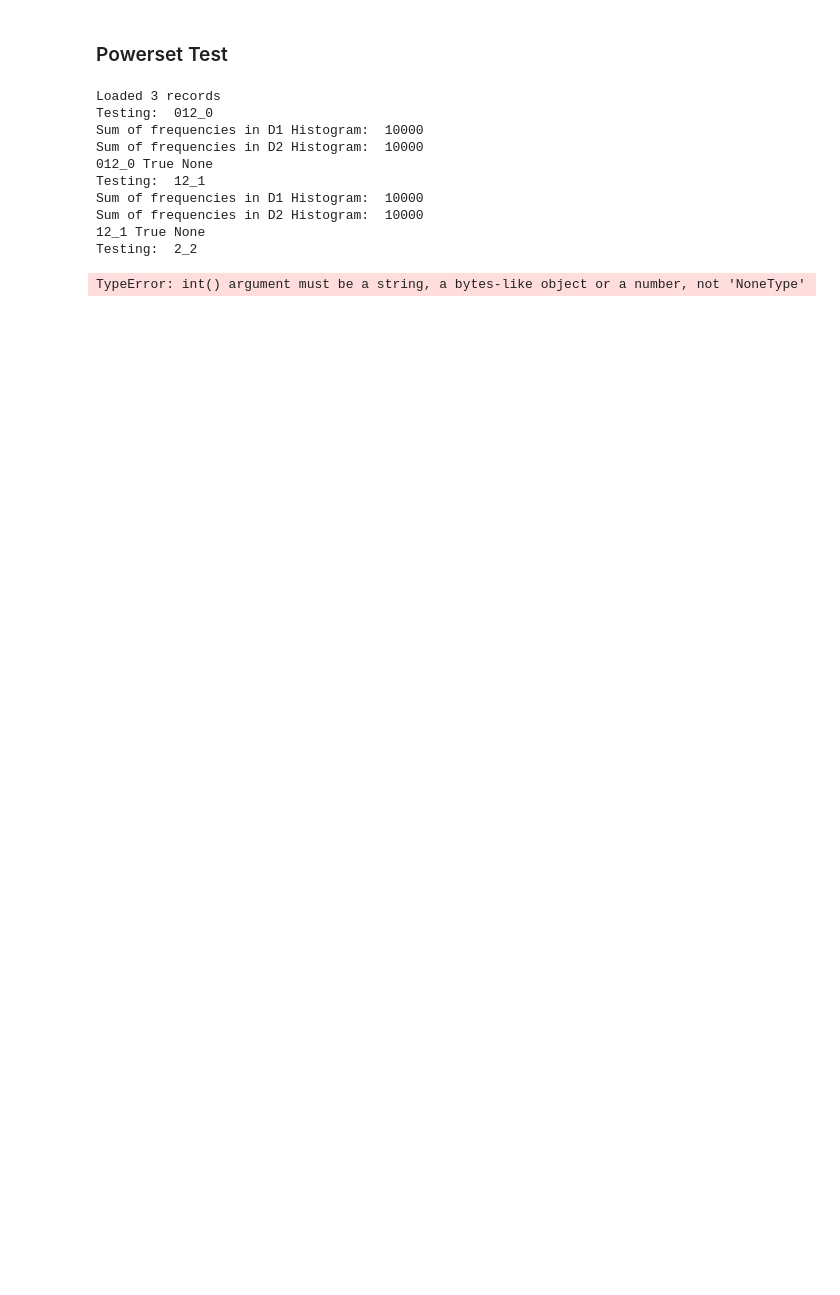
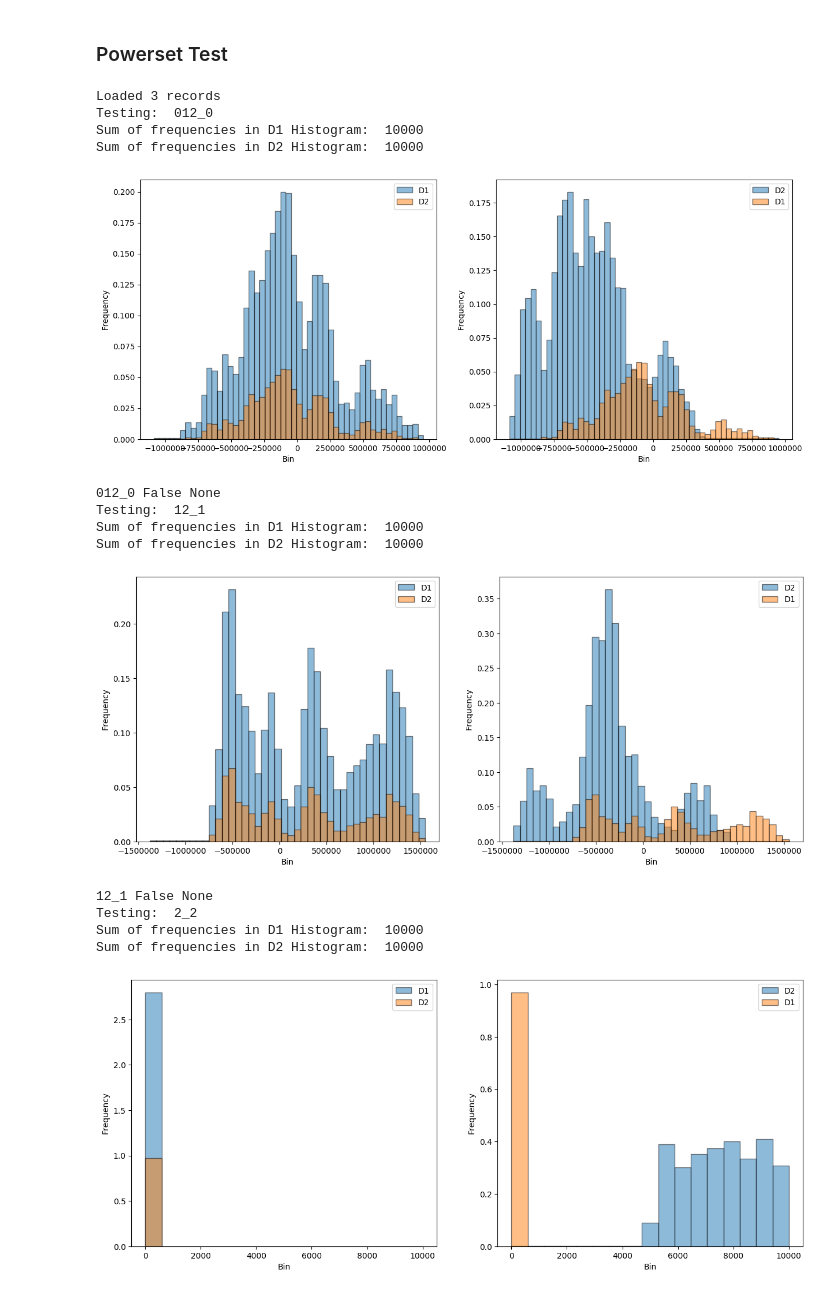
Before and after one commit to opendp/smartnoise-sdk, a Jupyter notebook: evaluation/Differential Privacy Verification.ipynb, the cells around one changed output. Cells and saved outputs as stored; diff of their text form; code cells hidden in the pictures; blank space fills up the shorter version.

Commit message:
Powerset test after the empty database fix

```diff
--- a/evaluation/Differential Privacy Verification.ipynb
+++ b/evaluation/Differential Privacy Verification.ipynb
@@ -339,19 +339,23 @@ DP Predicate Test:  False
 ### Powerset Test
 # %%
 start_time = time.time()
-query_str = "SELECT COUNT(UserId) AS TotalUsage FROM "
-res_list = dv.dp_powerset_test(query_str, plot=False)
+query_str = "SELECT SUM(Usage) AS TotalUsage FROM "
+res_list = dv.dp_powerset_test(query_str, plot=True)
 print("DP Powerset Test: ", res_list)
 print("--- %s seconds ---" % (time.time() - start_time))
 # %% [output]
 Loaded 3 records
 Testing:  012_0
 Sum of frequencies in D1 Histogram:  10000
 Sum of frequencies in D2 Histogram:  10000
-012_0 True None
-Testing:  12_1
-Sum of frequencies in D1 Histogram:  10000
-Sum of frequencies in D2 Histogram:  10000
-12_1 True None
-Testing:  2_2
+[figure, added]
-TypeError: int() argument must be a string, a bytes-like object or a number, not 'NoneType'
+012_0 False None
+Testing:  12_1
+Sum of frequencies in D1 Histogram:  10000
+Sum of frequencies in D2 Histogram:  10000
+[figure, added]
+12_1 False None
+Testing:  2_2
+Sum of frequencies in D1 Histogram:  10000
+Sum of frequencies in D2 Histogram:  10000
+[figure, added]
```
Also changed, not shown: parts of 8 cells of this notebook, 1 other file.
